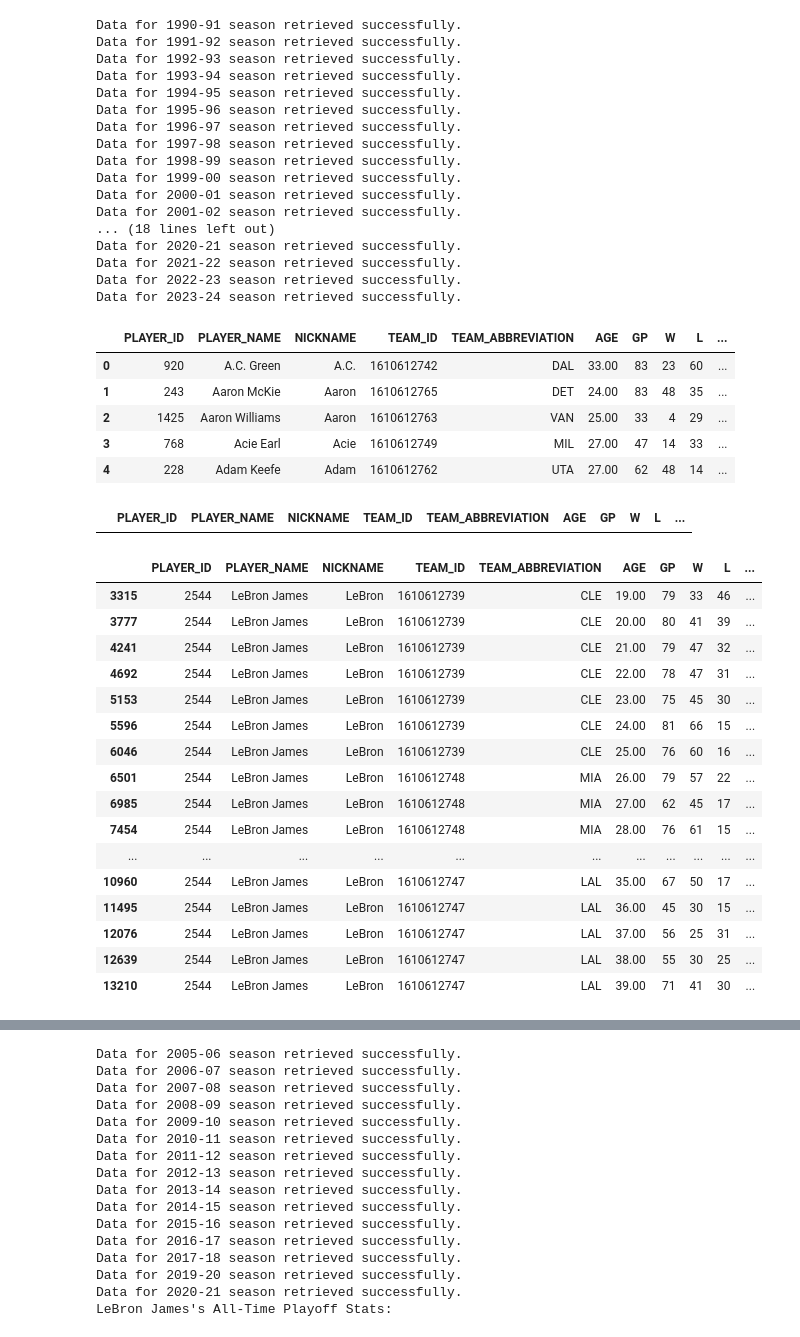
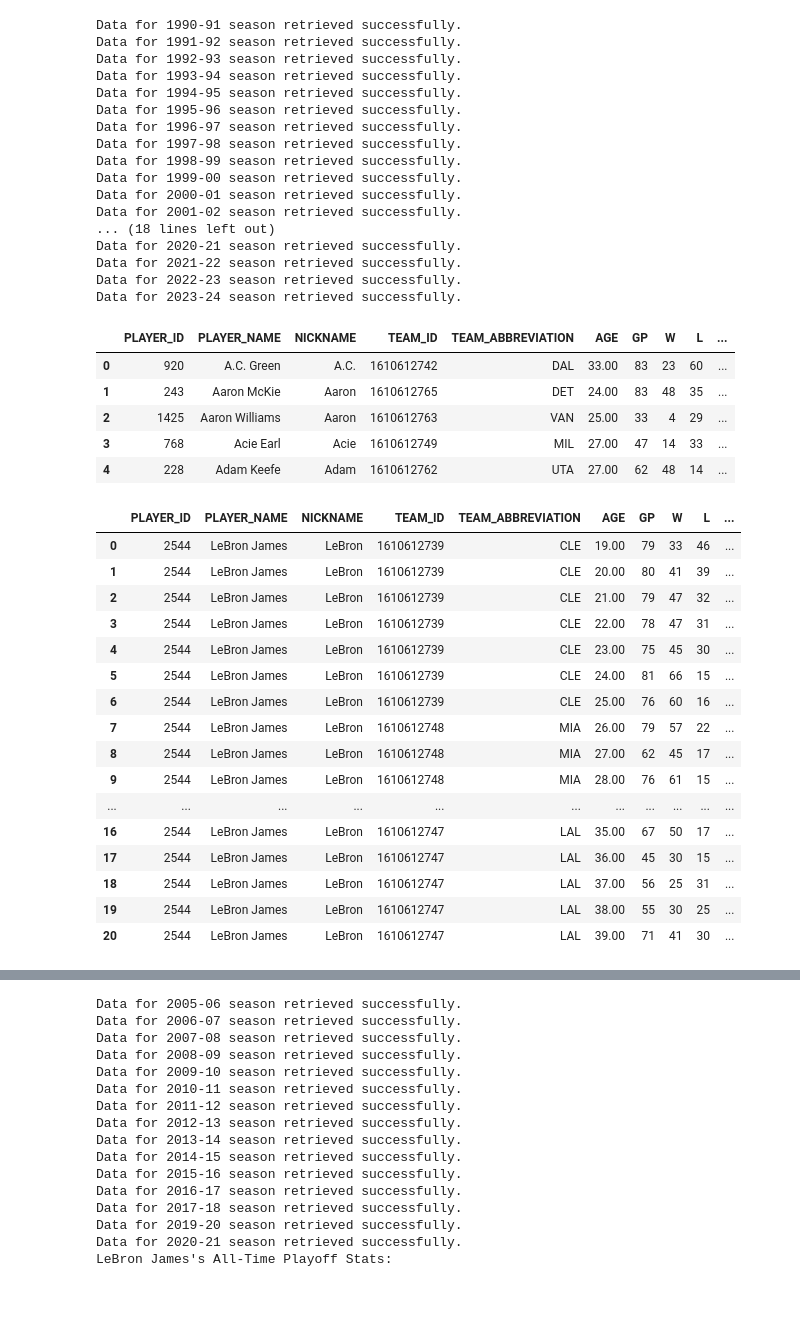
Before and after one commit to ngcarvajall/Proyecto5-GOAT_MJ_LJ, a Jupyter notebook: API_NBA_Stats.ipynb, the cells around one changed output, grey strips where cells are left out. Saved outputs shown, nothing was run; the diff lists cells and outputs as text; code cells hidden in the pictures; blank space fills up the shorter version.

```diff
--- a/API_NBA_Stats.ipynb
+++ b/API_NBA_Stats.ipynb
@@ -62,15 +64,15 @@ Data for 2020-21 season retrieved successfully.
 Data for 2021-22 season retrieved successfully.
 Data for 2022-23 season retrieved successfully.
 Data for 2023-24 season retrieved successfully.
-# %%
-all_players_stats_df.head()
-# %% [output]
-|  | PLAYER_ID | PLAYER_NAME | NICKNAME | TEAM_ID | TEAM_ABBREVIATION | AGE | GP | W | L | ... |
-| 0 | 920 | A.C. Green | A.C. | 1610612742 | DAL | 33.00 | 83 | 23 | 60 | ... |
-| 1 | 243 | Aaron McKie | Aaron | 1610612765 | DET | 24.00 | 83 | 48 | 35 | ... |
-| 2 | 1425 | Aaron Williams | Aaron | 1610612763 | VAN | 25.00 | 33 | 4 | 29 | ... |
-| 3 | 768 | Acie Earl | Acie | 1610612749 | MIL | 27.00 | 47 | 14 | 33 | ... |
-| 4 | 228 | Adam Keefe | Adam | 1610612762 | UTA | 27.00 | 62 | 48 | 14 | ... |
+# %%
+all_players_stats_df.head() # aqui me trae toda la info de todos los jugadores de la NBA, desde la temporada 96-97 hasta la temporada pasada (23-24)
+# %% [output]
+|  | PLAYER_ID | PLAYER_NAME | NICKNAME | TEAM_ID | TEAM_ABBREVIATION | AGE | GP | W | L | ... |
+| 0 | 920 | A.C. Green | A.C. | 1610612742 | DAL | 33.00 | 83 | 23 | 60 | ... |
+| 1 | 243 | Aaron McKie | Aaron | 1610612765 | DET | 24.00 | 83 | 48 | 35 | ... |
+| 2 | 1425 | Aaron Williams | Aaron | 1610612763 | VAN | 25.00 | 33 | 4 | 29 | ... |
+| 3 | 768 | Acie Earl | Acie | 1610612749 | MIL | 27.00 | 47 | 14 | 33 | ... |
+| 4 | 228 | Adam Keefe | Adam | 1610612762 | UTA | 27.00 | 62 | 48 | 14 | ... |
 # %%
 columns_to_drop = [
     'NBA_FANTASY_PTS', 'DD2', 'TD3', 'WNBA_FANTASY_PTS', 'GP_RANK', 'W_RANK', 'L_RANK', 'W_PCT_RANK',
@@ -84,24 +87,21 @@ all_players_stats_df = all_players_stats_df.drop(columns=columns_to_drop)
-# %%
-all_players_stats_df[all_players_stats_df['SEASON'] == '1991-92']
-# %% [output]
-|  | PLAYER_ID | PLAYER_NAME | NICKNAME | TEAM_ID | TEAM_ABBREVIATION | AGE | GP | W | L | ... |
-# %%
-lebron_active_stats_df = all_players_stats_df[all_players_stats_df['PLAYER_NAME'] == 'LeBron James']
-# %% [output]
-|  | PLAYER_ID | PLAYER_NAME | NICKNAME | TEAM_ID | TEAM_ABBREVIATION | AGE | GP | W | L | ... |
-| 3315 | 2544 | LeBron James | LeBron | 1610612739 | CLE | 19.00 | 79 | 33 | 46 | ... |
-| 3777 | 2544 | LeBron James | LeBron | 1610612739 | CLE | 20.00 | 80 | 41 | 39 | ... |
-| 4241 | 2544 | LeBron James | LeBron | 1610612739 | CLE | 21.00 | 79 | 47 | 32 | ... |
-| 4692 | 2544 | LeBron James | LeBron | 1610612739 | CLE | 22.00 | 78 | 47 | 31 | ... |
-| 5153 | 2544 | LeBron James | LeBron | 1610612739 | CLE | 23.00 | 75 | 45 | 30 | ... |
-| 5596 | 2544 | LeBron James | LeBron | 1610612739 | CLE | 24.00 | 81 | 66 | 15 | ... |
-| 6046 | 2544 | LeBron James | LeBron | 1610612739 | CLE | 25.00 | 76 | 60 | 16 | ... |
-| 6501 | 2544 | LeBron James | LeBron | 1610612748 | MIA | 26.00 | 79 | 57 | 22 | ... |
-| 6985 | 2544 | LeBron James | LeBron | 1610612748 | MIA | 27.00 | 62 | 45 | 17 | ... |
-| 7454 | 2544 | LeBron James | LeBron | 1610612748 | MIA | 28.00 | 76 | 61 | 15 | ... |
-| ... | ... | ... | ... | ... | ... | ... | ... | ... | ... | ... |
-| 10960 | 2544 | LeBron James | LeBron | 1610612747 | LAL | 35.00 | 67 | 50 | 17 | ... |
-| 11495 | 2544 | LeBron James | LeBron | 1610612747 | LAL | 36.00 | 45 | 30 | 15 | ... |
-| 12076 | 2544 | LeBron James | LeBron | 1610612747 | LAL | 37.00 | 56 | 25 | 31 | ... |
-| 12639 | 2544 | LeBron James | LeBron | 1610612747 | LAL | 38.00 | 55 | 30 | 25 | ... |
-| 13210 | 2544 | LeBron James | LeBron | 1610612747 | LAL | 39.00 | 71 | 41 | 30 | ... |
+# %%
+lebron_active_stats_df = all_players_stats_df[all_players_stats_df['PLAYER_NAME'] == 'LeBron James'].reset_index(drop=True)
+lebron_active_stats_df # aquí tomo la información de todas las temporadas en regular_season desde la llegada de Lebron James hasta su más reciente participación
+# %% [output]
+|  | PLAYER_ID | PLAYER_NAME | NICKNAME | TEAM_ID | TEAM_ABBREVIATION | AGE | GP | W | L | ... |
+| 0 | 2544 | LeBron James | LeBron | 1610612739 | CLE | 19.00 | 79 | 33 | 46 | ... |
+| 1 | 2544 | LeBron James | LeBron | 1610612739 | CLE | 20.00 | 80 | 41 | 39 | ... |
+| 2 | 2544 | LeBron James | LeBron | 1610612739 | CLE | 21.00 | 79 | 47 | 32 | ... |
+| 3 | 2544 | LeBron James | LeBron | 1610612739 | CLE | 22.00 | 78 | 47 | 31 | ... |
+| 4 | 2544 | LeBron James | LeBron | 1610612739 | CLE | 23.00 | 75 | 45 | 30 | ... |
+| 5 | 2544 | LeBron James | LeBron | 1610612739 | CLE | 24.00 | 81 | 66 | 15 | ... |
+| 6 | 2544 | LeBron James | LeBron | 1610612739 | CLE | 25.00 | 76 | 60 | 16 | ... |
+| 7 | 2544 | LeBron James | LeBron | 1610612748 | MIA | 26.00 | 79 | 57 | 22 | ... |
+| 8 | 2544 | LeBron James | LeBron | 1610612748 | MIA | 27.00 | 62 | 45 | 17 | ... |
+| 9 | 2544 | LeBron James | LeBron | 1610612748 | MIA | 28.00 | 76 | 61 | 15 | ... |
+| ... | ... | ... | ... | ... | ... | ... | ... | ... | ... | ... |
+| 16 | 2544 | LeBron James | LeBron | 1610612747 | LAL | 35.00 | 67 | 50 | 17 | ... |
+| 17 | 2544 | LeBron James | LeBron | 1610612747 | LAL | 36.00 | 45 | 30 | 15 | ... |
+| 18 | 2544 | LeBron James | LeBron | 1610612747 | LAL | 37.00 | 56 | 25 | 31 | ... |
+| 19 | 2544 | LeBron James | LeBron | 1610612747 | LAL | 38.00 | 55 | 30 | 25 | ... |
+| 20 | 2544 | LeBron James | LeBron | 1610612747 | LAL | 39.00 | 71 | 41 | 30 | ... |
```
Also changed, not shown: parts of 13 cells of this notebook, 10 other files.
